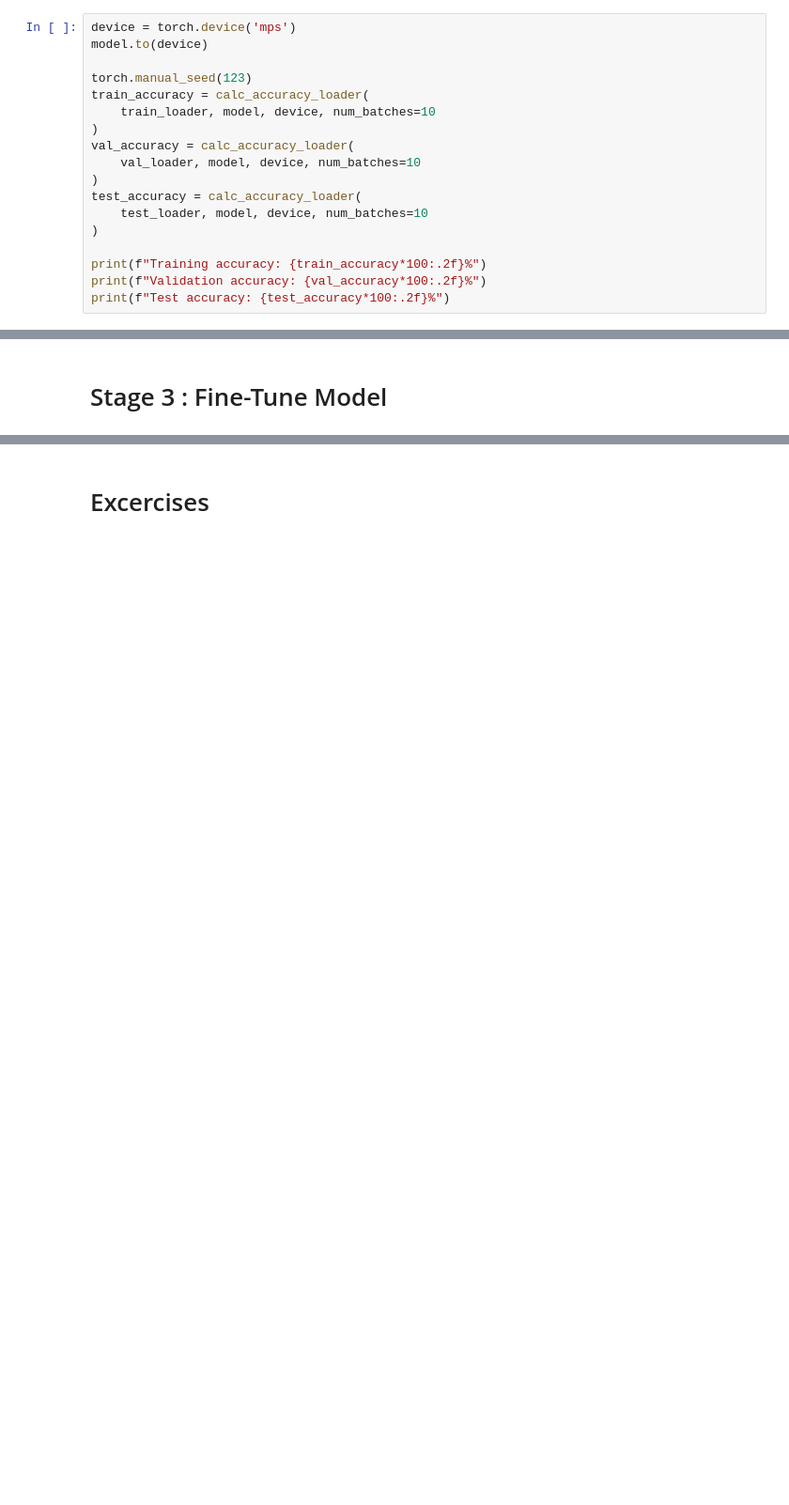
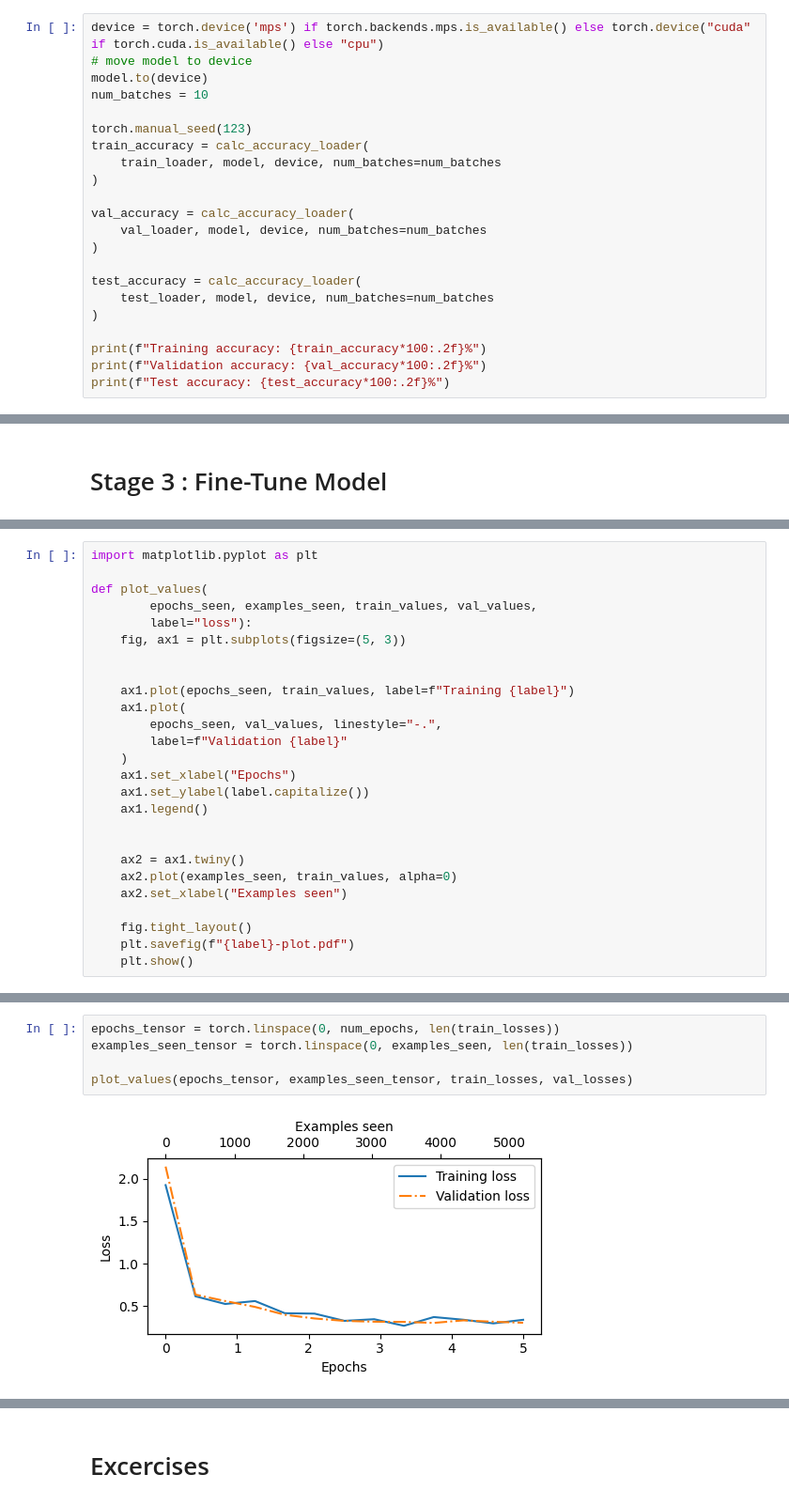
Before and after one commit to compchap/Building-LLM-From-Scratch-SR, a Jupyter notebook: Chapter 6 - Fine Tuning For Classification.ipynb, the cells around one changed output, grey strips where cells are left out. Shown at 94% size. Cells and saved outputs as stored; diff of their text form; blank space fills up the shorter version.

```diff
--- a/Chapter 6 - Fine Tuning For Classification.ipynb
+++ b/Chapter 6 - Fine Tuning For Classification.ipynb
@@ -542,18 +557,22 @@ def calc_accuracy_loader(data_loader, model, device, num_batches=None):
             break
     return correct_predictions / num_examples
 # %%
-device = torch.device('mps')
+device = torch.device('mps') if torch.backends.mps.is_available() else torch.device("cuda" if torch.cuda.is_available() else "cpu")
+# move model to device
 model.to(device)
+num_batches = 10
 
 torch.manual_seed(123)
 train_accuracy = calc_accuracy_loader(
-    train_loader, model, device, num_batches=10
+    train_loader, model, device, num_batches=num_batches
 )
+
 val_accuracy = calc_accuracy_loader(
-    val_loader, model, device, num_batches=10
+    val_loader, model, device, num_batches=num_batches
 )
+
 test_accuracy = calc_accuracy_loader(
-    test_loader, model, device, num_batches=10
+    test_loader, model, device, num_batches=num_batches
 )
 
 print(f"Training accuracy: {train_accuracy*100:.2f}%")
@@ -608,0 +746,26 @@ Test loss: 2.322
+# %%
+import matplotlib.pyplot as plt
+
+def plot_values(
+        epochs_seen, examples_seen, train_values, val_values,
+        label="loss"):
+    fig, ax1 = plt.subplots(figsize=(5, 3))
+
+
+    ax1.plot(epochs_seen, train_values, label=f"Training {label}")
+    ax1.plot(
+        epochs_seen, val_values, linestyle="-.",
+        label=f"Validation {label}"
+    )
+    ax1.set_xlabel("Epochs")
+    ax1.set_ylabel(label.capitalize())
+    ax1.legend()
+
+
+    ax2 = ax1.twiny()
+    ax2.plot(examples_seen, train_values, alpha=0)
+    ax2.set_xlabel("Examples seen")
+
+    fig.tight_layout()
+    plt.savefig(f"{label}-plot.pdf")
+    plt.show()
@@ -608,0 +774,7 @@ Test loss: 2.322
+# %%
+epochs_tensor = torch.linspace(0, num_epochs, len(train_losses))
+examples_seen_tensor = torch.linspace(0, examples_seen, len(train_losses))
+
+plot_values(epochs_tensor, examples_seen_tensor, train_losses, val_losses)
+# %% [output]
+[figure, added]
```
Also changed, not shown: parts of 55 cells of this notebook, 1 other file.
